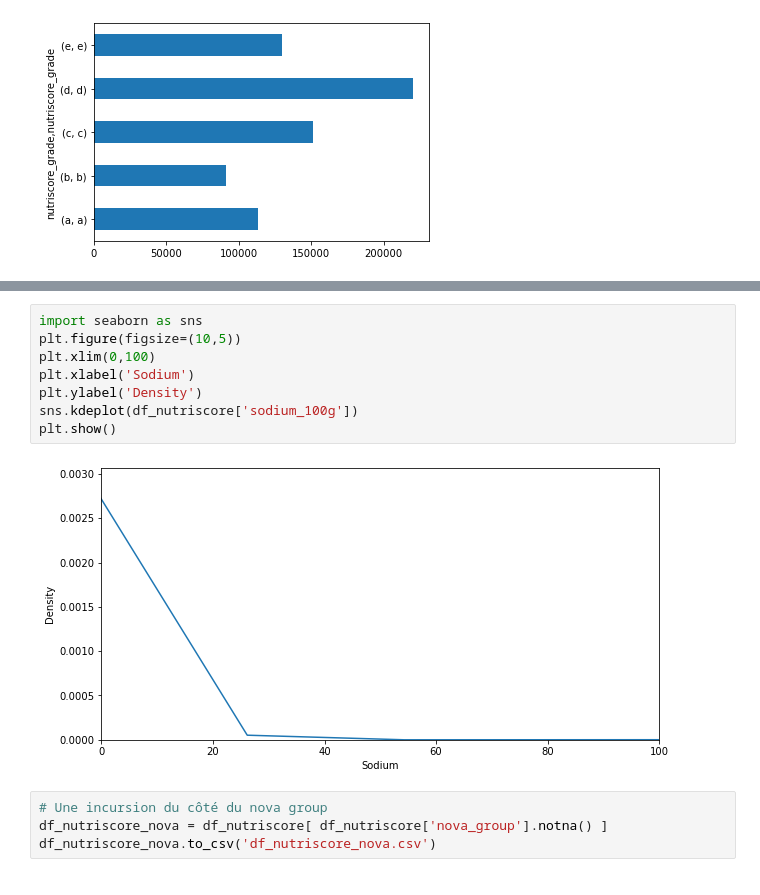
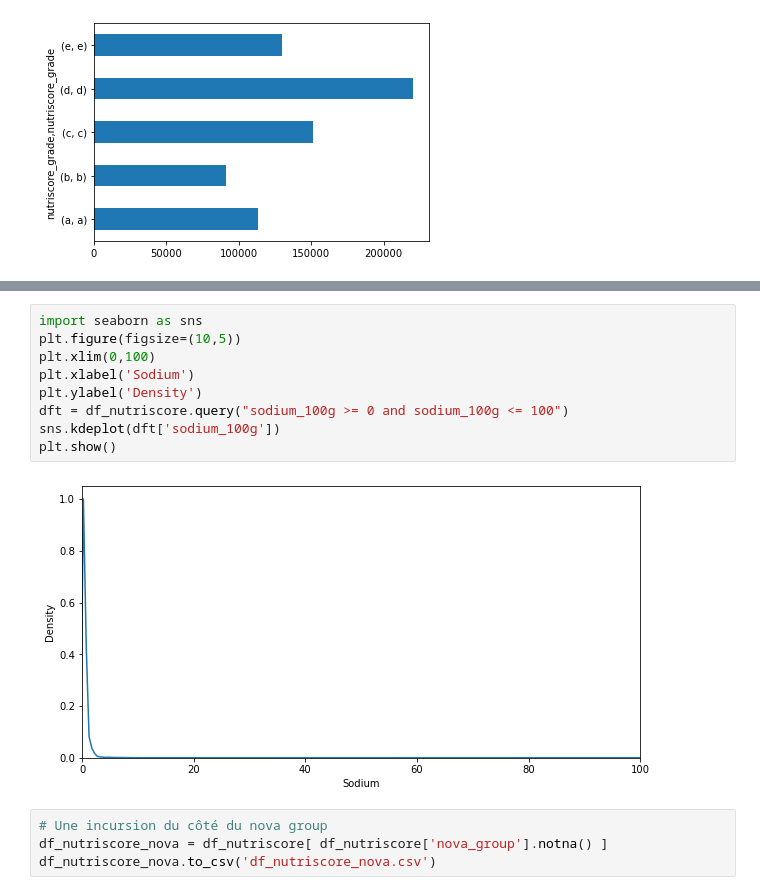
Before and after one commit to benprieur/Jupyter, a Jupyter notebook: Projet 2.ipynb, the cells around one changed output, grey strips where cells are left out. Drawn from its saved outputs; the diff is of its cells as text.

```diff
--- a/Projet 2.ipynb
+++ b/Projet 2.ipynb
@@ -136,13 +143,14 @@ plt.show()
 # %%
 import seaborn as sns
 plt.figure(figsize=(10,5))
 plt.xlim(0,100)
 plt.xlabel('Sodium')
 plt.ylabel('Density')
-sns.kdeplot(df_nutriscore['sodium_100g'])
+dft = df_nutriscore.query("sodium_100g >= 0 and sodium_100g <= 100")
+sns.kdeplot(dft['sodium_100g'])
 plt.show()
 # %% [output]
-[figure, old version]
+[figure, new version]
 # %%
 # Une incursion du côté du nova group
 df_nutriscore_nova = df_nutriscore[ df_nutriscore['nova_group'].notna() ]
```
Also changed, not shown: parts of 30 cells of this notebook.
